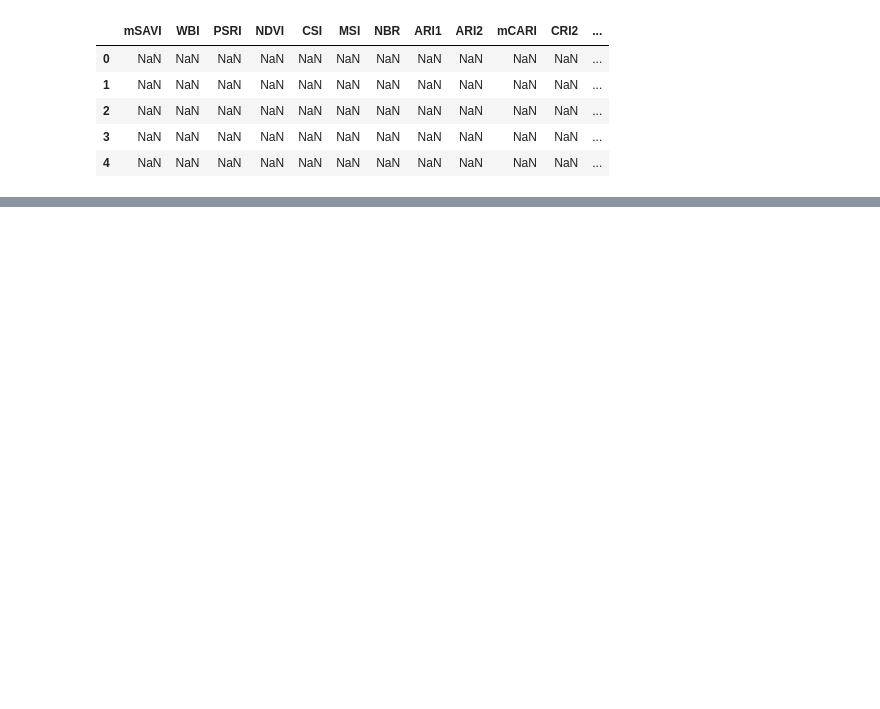
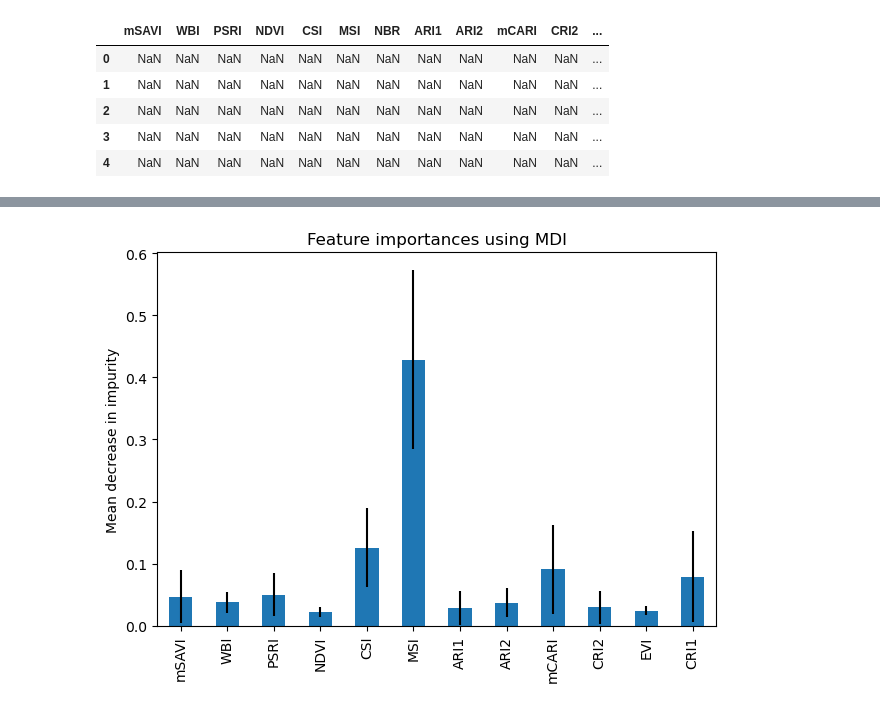
Before and after one commit to philhilt96/forest_fire_regrowth_analysis, a Jupyter notebook: main.ipynb, the cells around one changed output, grey strips where cells are left out. Saved outputs shown, nothing was run; the diff lists cells and outputs as text; code cells hidden in the pictures; blank space fills up the shorter version.

```diff
--- a/main.ipynb
+++ b/main.ipynb
@@ -246,0 +411,11 @@ R-squared: 0.8857448773089194
+# %%
+# plot Mean Decrease in Impurity
+forest_importances = pd.Series(importances, index=feature_names)
+
+fig, ax = plt.subplots()
+forest_importances.plot.bar(yerr=std, ax=ax)
+ax.set_title("Feature importances using MDI")
+ax.set_ylabel("Mean decrease in impurity")
+fig.tight_layout()
+# %% [output]
+[figure, added]
```
Also changed, not shown: parts of 11 cells of this notebook.
